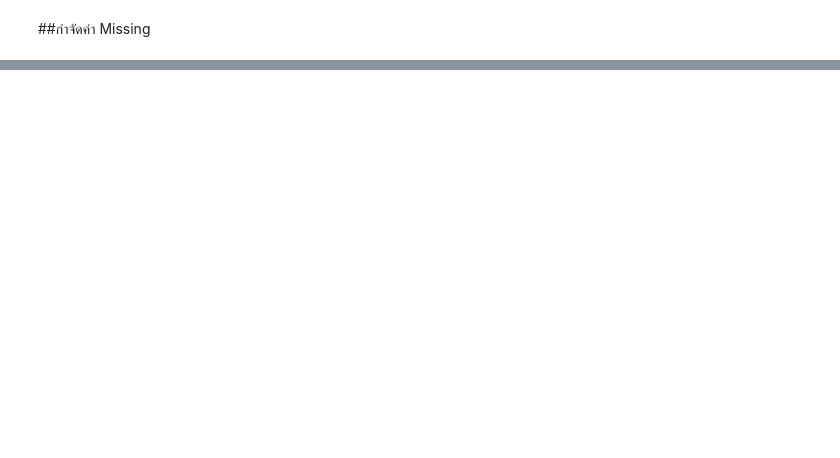
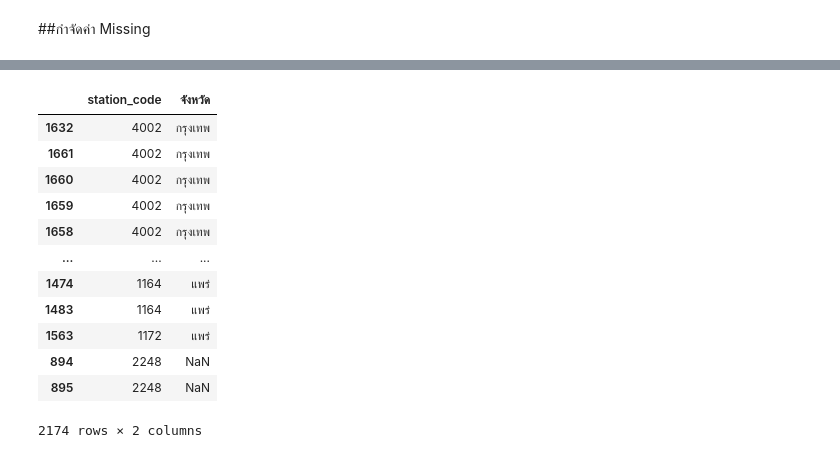
Before and after one commit to Benza1611/DWDM21, a Jupyter notebook: Project_ล่าสุด.ipynb, the cells around one changed output, grey strips where cells are left out. Saved outputs shown, nothing was run; the diff lists cells and outputs as text; code cells hidden in the pictures; blank space fills up the shorter version.

```diff
--- a/Project_ล่าสุด.ipynb
+++ b/Project_ล่าสุด.ipynb
@@ -282,0 +287,17 @@ t.first()
+# %%
+Ex_1 = merged_4_tables.sort_values(by=['จังหวัด'],ascending=True)  ##ดูรหัสสถานี ชื่อสถานีและหมายเหตุโดยเรียงจากน้อยไปมาก
+Ex_1[['station_code','จังหวัด']]
+# %% [output]
+|  | station_code | จังหวัด |
+| 1632 | 4002 | กรุงเทพ |
+| 1661 | 4002 | กรุงเทพ |
+| 1660 | 4002 | กรุงเทพ |
+| 1659 | 4002 | กรุงเทพ |
+| 1658 | 4002 | กรุงเทพ |
+| ... | ... | ... |
+| 1474 | 1164 | แพร่ |
+| 1483 | 1164 | แพร่ |
+| 1563 | 1172 | แพร่ |
+| 894 | 2248 | NaN |
+| 895 | 2248 | NaN |
+2174 rows × 2 columns
```
Also changed, not shown: parts of 27 cells of this notebook.
